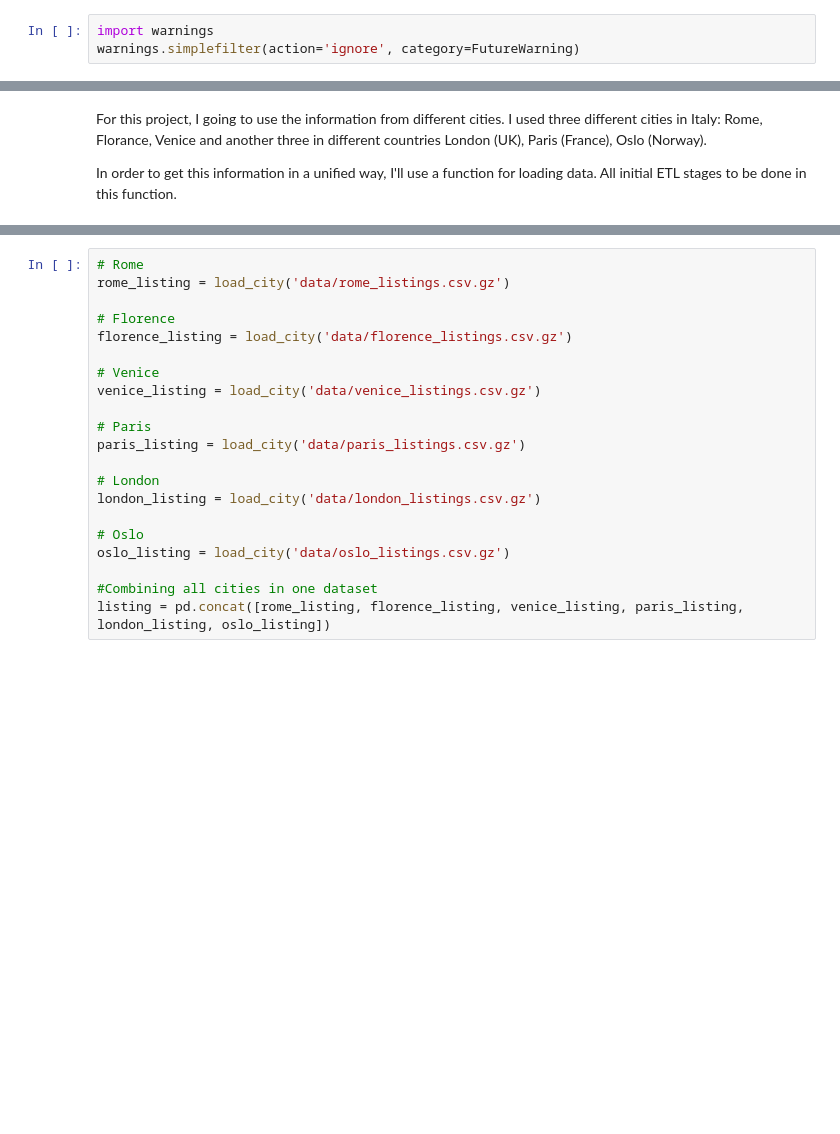
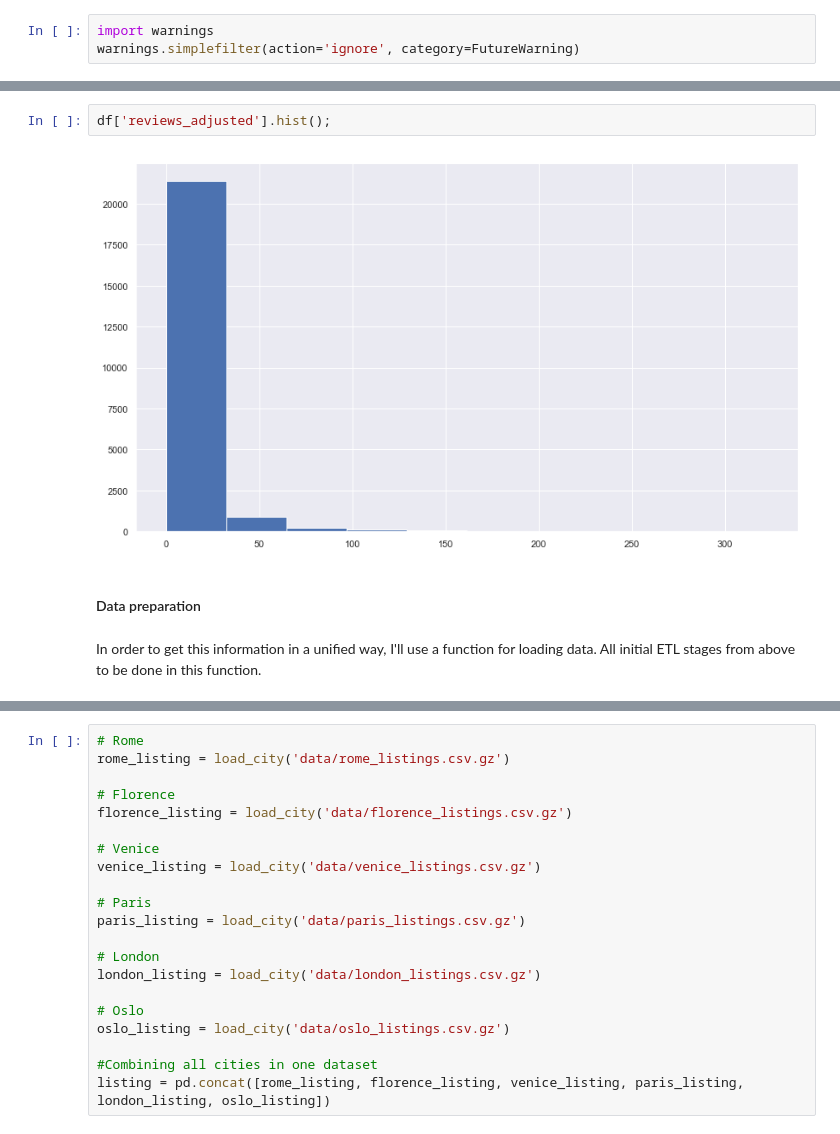
Before and after one commit to DMazykin/AirBNB-hosts, a Jupyter notebook: Airbnb hosts.ipynb, the cells around one changed output, grey strips where cells are left out. Drawn from its saved outputs; the diff is of its cells as text; blank space fills up the shorter version.

```diff
--- a/Airbnb hosts.ipynb
+++ b/Airbnb hosts.ipynb
@@ -22,7 +128,11 @@ warnings.simplefilter(action='ignore', category=FutureWarning)
+# %%
+df['reviews_adjusted'].hist();
+# %% [output]
+[figure, added]
+# %% [markdown]
+#### Data preparation
 # %% [markdown]
-For this project, I going to use the information from different cities. I used three different cities in Italy: Rome, Florance, Venice and another three in different countries London (UK), Paris (France), Oslo (Norway).
-
-In order to get this information in a unified way, I'll use a function for loading data. All initial ETL stages to be done in this function.
+In order to get this information in a unified way, I'll use a function for loading data. All initial ETL stages from above to be done in this function.
 # %%
 def load_city(filename):
     '''
```
Also changed, not shown: parts of 38 cells of this notebook, 6 other files.
